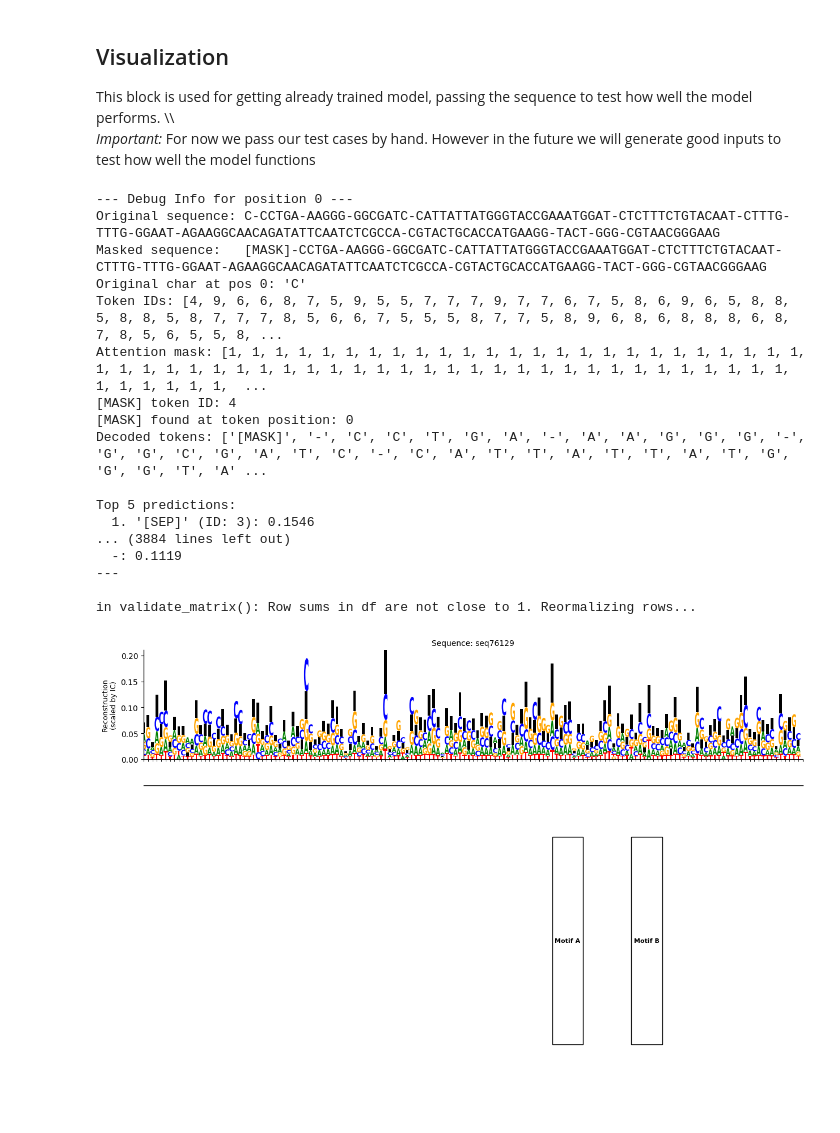
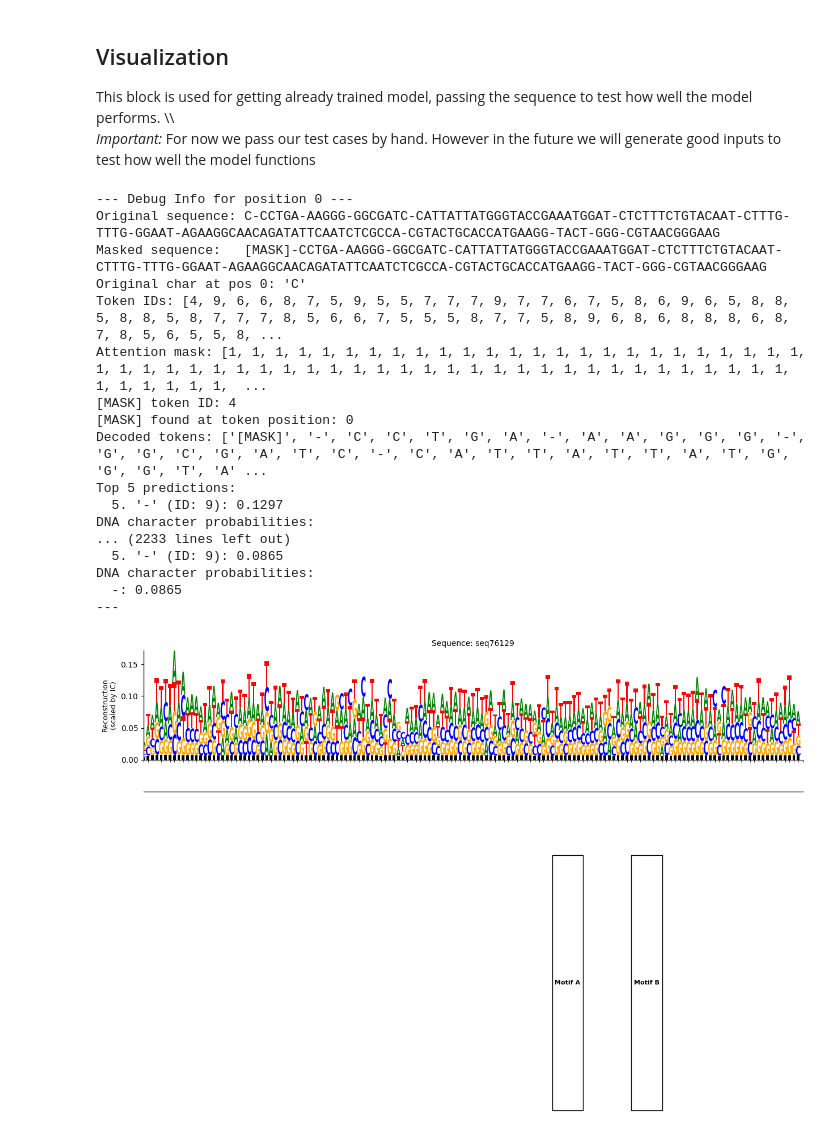
Before and after one commit to giokepa/Sysgen-GLM-for-Indels, a Jupyter notebook: visualize_data.ipynb, the cells around one changed output. Cells and saved outputs as stored; diff of their text form; code cells hidden in the pictures; blank space fills up the shorter version.

```diff
--- a/visualize_data.ipynb
+++ b/visualize_data.ipynb
@@ -8,5 +8,7 @@ You can run this block to import necessary classes and functions
 from fundemental_classes.model_related.glm_model import GLMModel
 
 # You can change force_retrain to True if you want to always retrain your model everytime
-model = GLMModel("./dna_bert_final", "simulated_sequences/augumented_sequence_size10000_length150_deletions0.1_nodeletionseq0.25.fasta", force_retrain=False)
+model = GLMModel("./dna_bert_final",
+                 "simulated_sequences/augumented_sequence_size10000_length60_deletions0.1_nodeletionseq0.25.fasta",
+                 max_seq_length=200, force_retrain=False)
 # %% [output]
@@ -24,4 +19,4 @@ Final validation loss: 2.5019
 We use `Bert` model to create the embeddings and train it using masking to get nicely trained model. If you want to change the size of training data, please look into `simulated_sequences` directory. \\\
 *important:* Training is not necessary if you already have a trained model. You can load it using the `GLMModel`.
 # %%
-model.train(epochs=400, batch_size=16, lr=2e-4)
+model.train(epochs=10, batch_size=16, lr=2e-4, mlm_probability=0.25)
@@ -32,30 +66,29 @@ This block is used for getting already trained model, passing the sequence to te
 *Important:* For now we pass our test cases by hand. However in the future we will generate good inputs to test how well the model functions
 # %%
 from fundemental_classes.visualization.sequence_plotter import plot
-
 
 header = ">seq76129|label=both|posAmotif=93|posBmotif=111|gaplength=10|deletions=13"
 sequence = "C-CCTGA-AAGGG-GGCGATC-CATTATTATGGGTACCGAAATGGAT-CTCTTTCTGTACAAT-CTTTG-TTTG-GGAAT-AGAAGGCAACAGATATTCAATCTCGCCA-CGTACTGCACCATGAAGG-TACT-GGG-CGTAACGGGAAG"
 
-prob_matrix = model.get_full_reconstruction_probs(sequence,debug=True)
+prob_matrix = model.get_full_reconstruction_probs(sequence, debug=True, dna_only=True)
 
 plot(header, sequence, prob_matrix, motif_length=7)
 # %% [output]
 --- Debug Info for position 0 ---
 Original sequence: C-CCTGA-AAGGG-GGCGATC-CATTATTATGGGTACCGAAATGGAT-CTCTTTCTGTACAAT-CTTTG-TTTG-GGAAT-AGAAGGCAACAGATATTCAATCTCGCCA-CGTACTGCACCATGAAGG-TACT-GGG-CGTAACGGGAAG
 Masked sequence:   [MASK]-CCTGA-AAGGG-GGCGATC-CATTATTATGGGTACCGAAATGGAT-CTCTTTCTGTACAAT-CTTTG-TTTG-GGAAT-AGAAGGCAACAGATATTCAATCTCGCCA-CGTACTGCACCATGAAGG-TACT-GGG-CGTAACGGGAAG
 Original char at pos 0: 'C'
 Token IDs: [4, 9, 6, 6, 8, 7, 5, 9, 5, 5, 7, 7, 7, 9, 7, 7, 6, 7, 5, 8, 6, 9, 6, 5, 8, 8, 5, 8, 8, 5, 8, 7, 7, 7, 8, 5, 6, 6, 7, 5, 5, 5, 8, 7, 7, 5, 8, 9, 6, 8, 6, 8, 8, 8, 6, 8, 7, 8, 5, 6, 5, 5, 8, ...
 Attention mask: [1, 1, 1, 1, 1, 1, 1, 1, 1, 1, 1, 1, 1, 1, 1, 1, 1, 1, 1, 1, 1, 1, 1, 1, 1, 1, 1, 1, 1, 1, 1, 1, 1, 1, 1, 1, 1, 1, 1, 1, 1, 1, 1, 1, 1, 1, 1, 1, 1, 1, 1, 1, 1, 1, 1, 1, 1, 1, 1, 1, 1,  ...
 [MASK] token ID: 4
 [MASK] found at token position: 0
 Decoded tokens: ['[MASK]', '-', 'C', 'C', 'T', 'G', 'A', '-', 'A', 'A', 'G', 'G', 'G', '-', 'G', 'G', 'C', 'G', 'A', 'T', 'C', '-', 'C', 'A', 'T', 'T', 'A', 'T', 'T', 'A', 'T', 'G', 'G', 'G', 'T', 'A' ...
-
 Top 5 predictions:
-  1. '[SEP]' (ID: 3): 0.1546
-... (3884 lines left out)
-  -: 0.1119
+  5. '-' (ID: 9): 0.1297
+DNA character probabilities:
+... (2233 lines left out)
+  5. '-' (ID: 9): 0.0865
+DNA character probabilities:
+  -: 0.0865
 ---
-
-in validate_matrix(): Row sums in df are not close to 1. Reormalizing rows...
-[figure, old version]
+[figure, new version]
```
Also changed, not shown: parts of 2 cells of this notebook, 4 other files.
